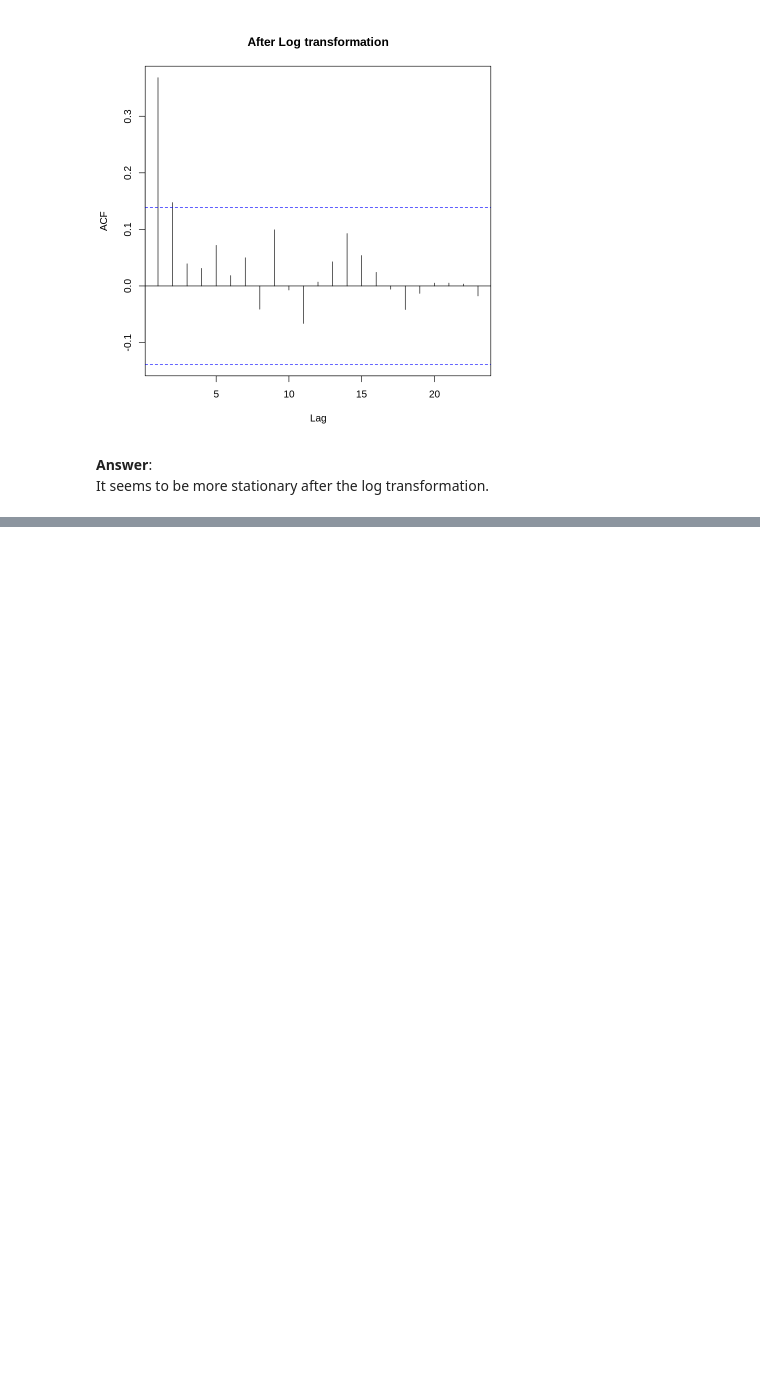
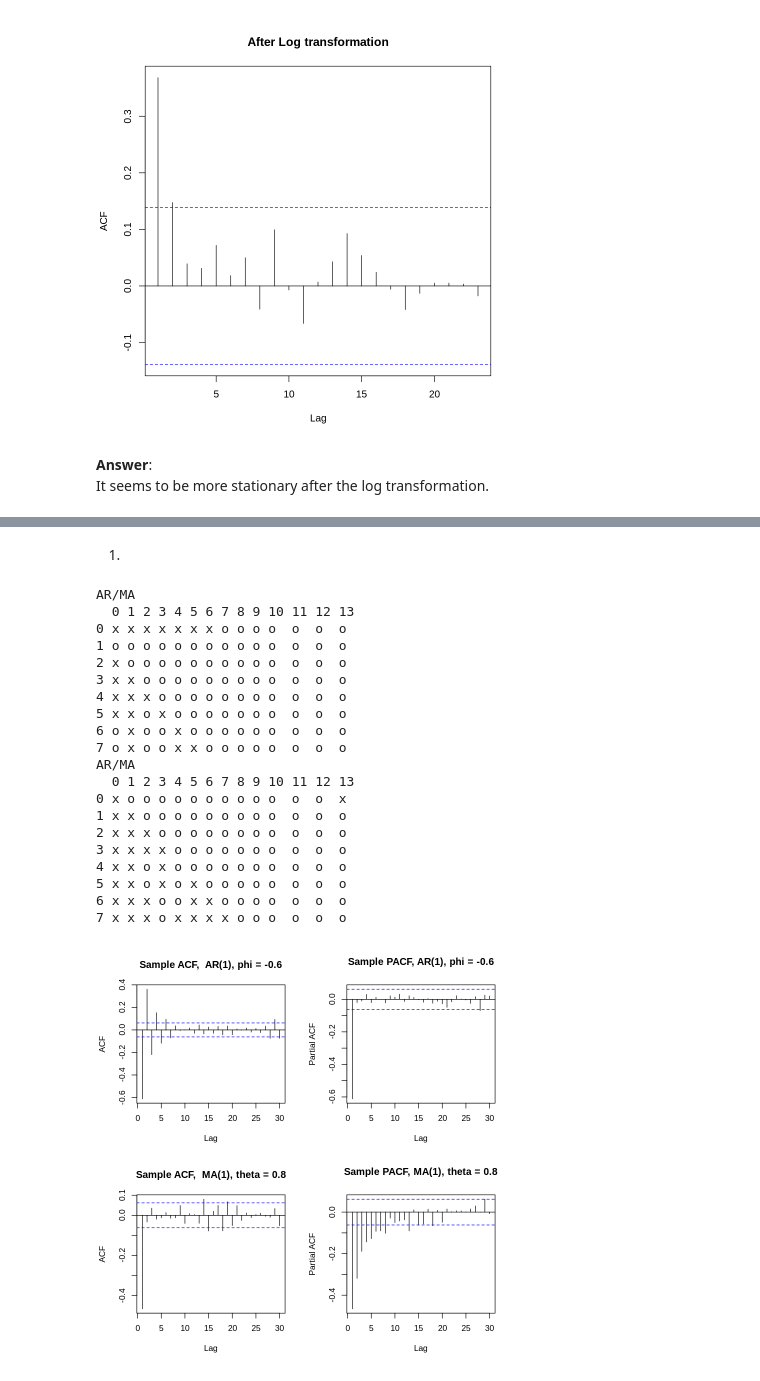
Before and after one commit to Max-Ghadri/Time-Series-Analysis, a Jupyter notebook: 0. Time Series Analysis _ using R on Colab.ipynb, the cells around one changed output, grey strips where cells are left out. Cells and saved outputs as stored; diff of their text form; code cells hidden in the pictures; blank space fills up the shorter version.

```diff
--- a/0. Time Series Analysis _ using R on Colab.ipynb
+++ b/0. Time Series Analysis _ using R on Colab.ipynb
@@ -752,0 +762,39 @@ It seems to be more stationary after the log transformation.
+# %% [markdown]
+1.
+# %%
+set.seed(5)
+AR1 <- arima.sim(list(order = c(1,0,0), ar = -0.6), n = 1000)  # phi = -0.6
+MA1 <- arima.sim(list(order = c(0,0,1), ma = -0.8), n = 1000)  # theta = 0.8
+
+par(mfrow=c(2,2))
+
+acf (AR1, main="Sample ACF,  AR(1), phi = -0.6")
+pacf(AR1, main="Sample PACF, AR(1), phi = -0.6")
+
+acf (MA1, main="Sample ACF,  MA(1), theta = 0.8")
+pacf(MA1, main="Sample PACF, MA(1), theta = 0.8")
+
+eacf(AR1) #, main="Sample PACF, AR(1), phi = -0.6"
+eacf(MA1) #, main="Sample PACF, MA(1), theta = 0.8"
+# %% [output]
+AR/MA
+  0 1 2 3 4 5 6 7 8 9 10 11 12 13
+0 x x x x x x x o o o o  o  o  o
+1 o o o o o o o o o o o  o  o  o
+2 x o o o o o o o o o o  o  o  o
+3 x x o o o o o o o o o  o  o  o
+4 x x x o o o o o o o o  o  o  o
+5 x x o x o o o o o o o  o  o  o
+6 o x o o x o o o o o o  o  o  o
+7 o x o o x x o o o o o  o  o  o
+AR/MA
+  0 1 2 3 4 5 6 7 8 9 10 11 12 13
+0 x o o o o o o o o o o  o  o  x
+1 x x o o o o o o o o o  o  o  o
+2 x x x o o o o o o o o  o  o  o
+3 x x x x o o o o o o o  o  o  o
+4 x x o x o o o o o o o  o  o  o
+5 x x o x o x o o o o o  o  o  o
+6 x x x o o x x o o o o  o  o  o
+7 x x x o x x x x o o o  o  o  o
+[figure, added]
```
Also changed, not shown: parts of 9 cells of this notebook, 1 other file.
